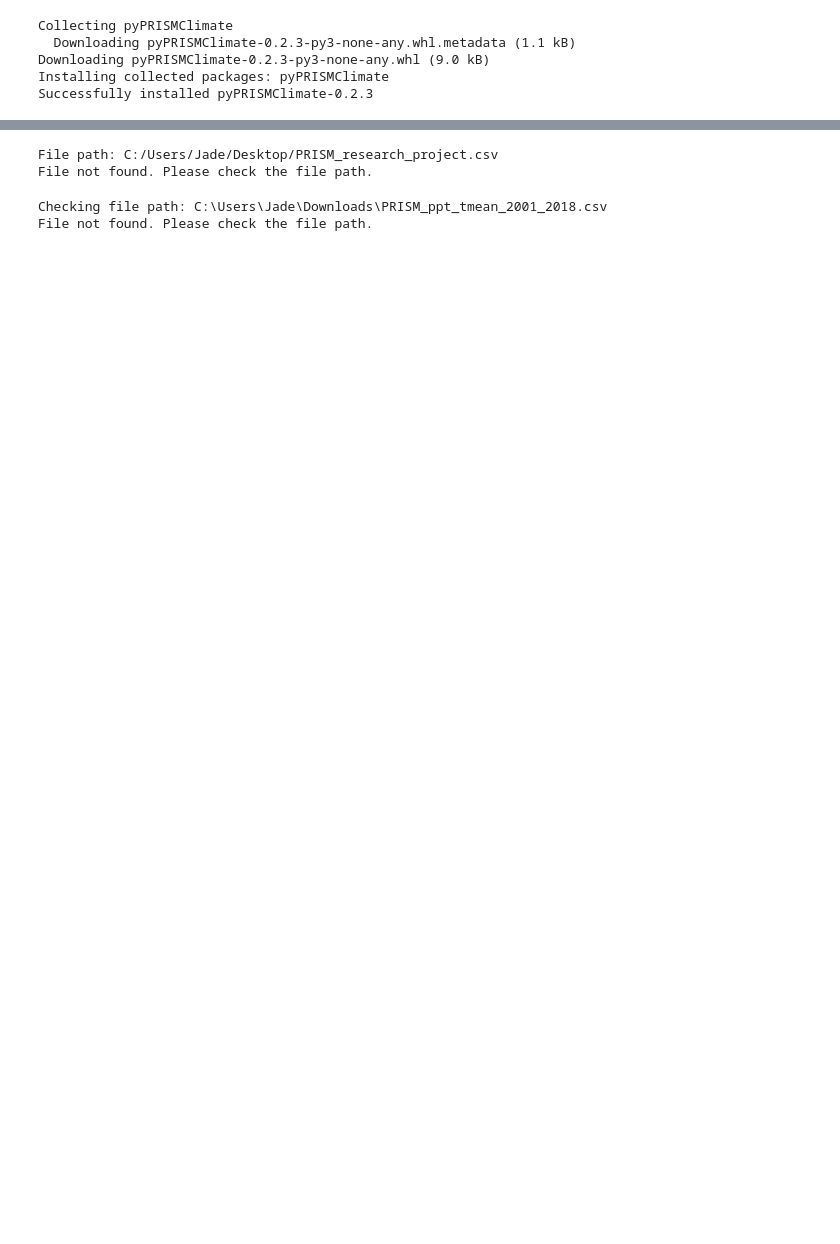
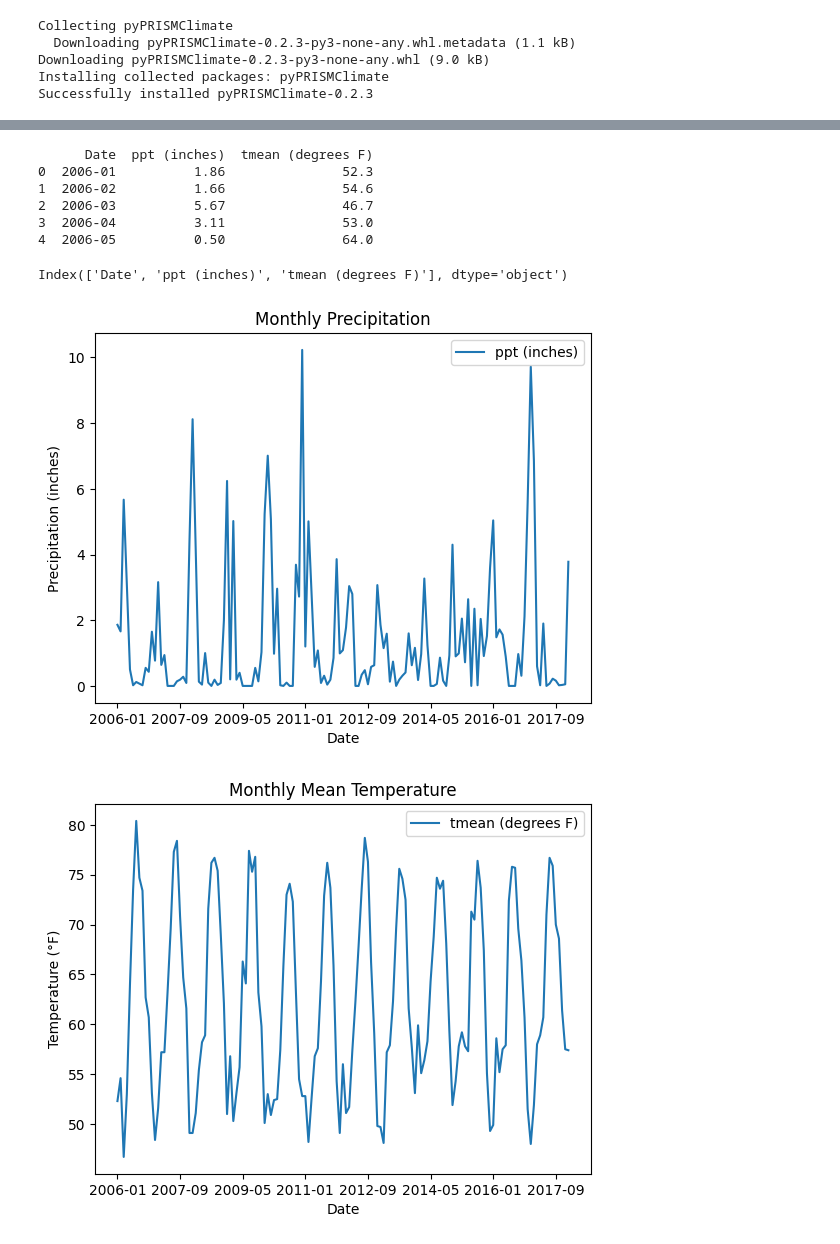
Before and after one commit to jmatrone/CEE609_Research_Project, a Jupyter notebook: Torrey_Pines.ipynb, the cells around one changed output, grey strips where cells are left out. Drawn from its saved outputs; the diff is of its cells as text; code cells hidden in the pictures; blank space fills up the shorter version.

```diff
--- a/Torrey_Pines.ipynb
+++ b/Torrey_Pines.ipynb
@@ -193,42 +149,36 @@ AttributeError: module 'pyPRISMClimate' has no attribute 'download_data'
-# %%
-import os
-import pandas as pd
-
-# Construct the file path using os.path.join
-file_path = os.path.join("C:", "Users", "Jade", "Desktop", "PRISM_research_project.csv")
-print(f"File path: {file_path}")
-
-if os.path.exists(file_path):
-    try:
-        with open(file_path, 'r') as file:
-            print("File opened successfully")
-        data = pd.read_csv(file_path, skiprows=11)
-        print(data.head())
-    except FileNotFoundError:
-        print("File not found. Please check the file path.")
-else:
-    print("File not found. Please check the file path.")
-# %% [output]
-File path: C:/Users/Jade/Desktop/PRISM_research_project.csv
-File not found. Please check the file path.
-# %%
-import os
-import pandas as pd
-
-file_path = r"C:\Users\Jade\Downloads\PRISM_ppt_tmean_2001_2018.csv"
-print(f"Checking file path: {file_path}")
-
-
-if os.path.exists(file_path):
-    try:
-        with open(file_path, 'r') as file:
-            print("File opened successfully")
-        data = pd.read_csv(file_path, skiprows=10)
-        print(data.head())
-    except FileNotFoundError:
-        print("File not found. Please check the file path.")
-else:
-    print("File not found. Please check the file path.")
-# %% [output]
-Checking file path: C:\Users\Jade\Downloads\PRISM_ppt_tmean_2001_2018.csv
-File not found. Please check the file path.
+# %%
+import pandas as pd
+
+# Load the weather data into a DataFrame, skipping the first 10 rows
+weather_data = pd.read_csv('/content/drive/MyDrive/PRISM_research_project.csv', skiprows=10)
+
+# Display the first few rows of the DataFrame
+print(weather_data.head())
+# %% [output]
+      Date  ppt (inches)  tmean (degrees F)
+0  2006-01          1.86               52.3
+1  2006-02          1.66               54.6
+2  2006-03          5.67               46.7
+3  2006-04          3.11               53.0
+4  2006-05          0.50               64.0
+# %%
+print(weather_data.columns)
+# %% [output]
+Index(['Date', 'ppt (inches)', 'tmean (degrees F)'], dtype='object')
+# %%
+# Plot precipitation over time
+weather_data.plot(x='Date', y='ppt (inches)', kind='line')
+plt.title('Monthly Precipitation')
+plt.xlabel('Date')
+plt.ylabel('Precipitation (inches)')
+plt.show()
+
+# Plot temperature over time
+weather_data.plot(x='Date', y='tmean (degrees F)', kind='line')
+plt.title('Monthly Mean Temperature')
+plt.xlabel('Date')
+plt.ylabel('Temperature (°F)')
+plt.show()
+# %% [output]
+[figure, added]
+[figure, added]
```
Also changed, not shown: parts of 5 cells of this notebook.
